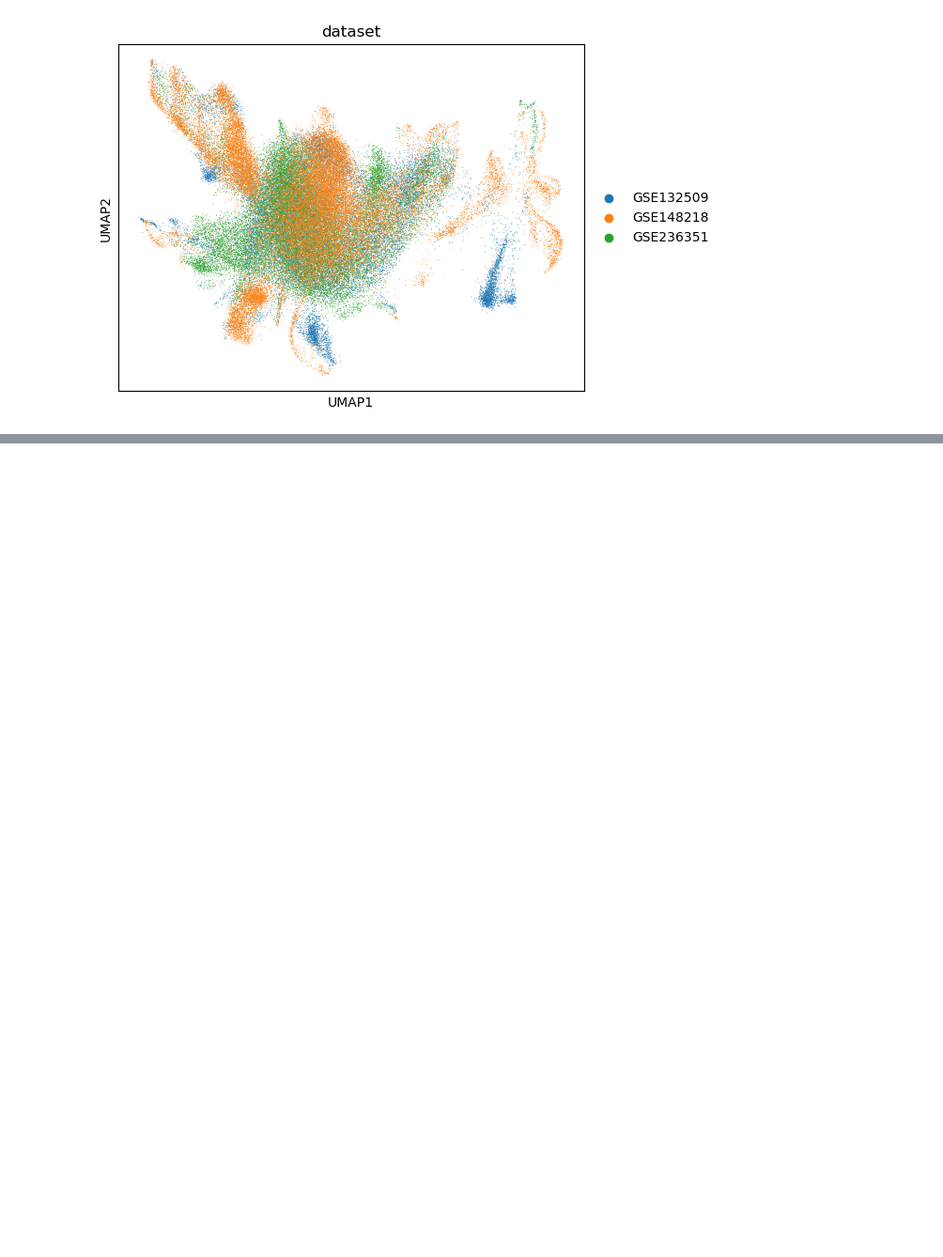
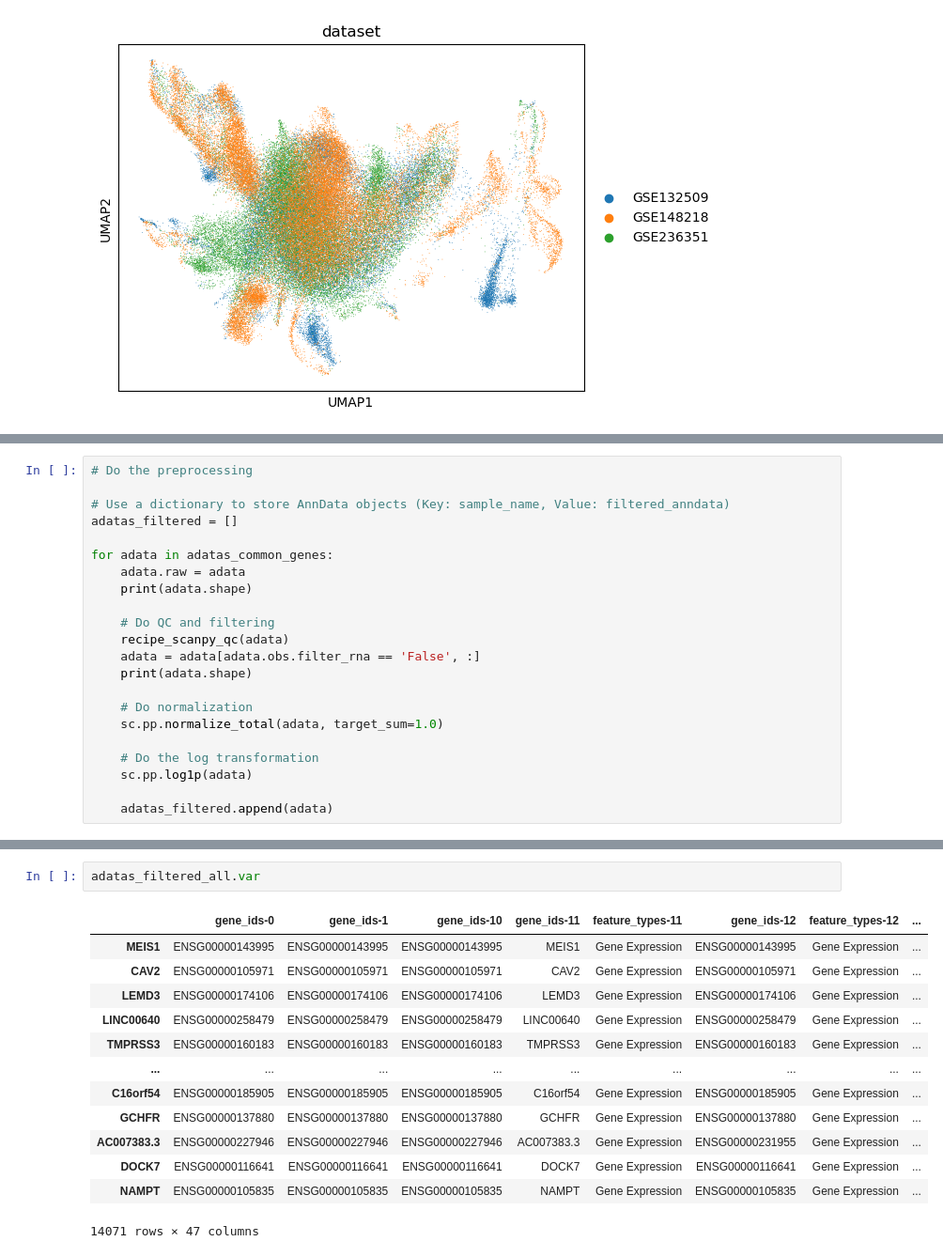
Before and after one commit to tuonglab/pan-paedcancer-scrnaseq, a Jupyter notebook: notebooks/integration.ipynb, the cells around one changed output, grey strips where cells are left out. Shown at 94% size. Cells and saved outputs as stored; diff of their text form; blank space fills up the shorter version.

```diff
--- a/notebooks/integration.ipynb
+++ b/notebooks/integration.ipynb
@@ -211,0 +218,22 @@ sc.pl.umap(adata_unintegrated, color=['dataset'])
+# %%
+# Do the preprocessing
+
+# Use a dictionary to store AnnData objects (Key: sample_name, Value: filtered_anndata)
+adatas_filtered = []
+
+for adata in adatas_common_genes:
+    adata.raw = adata
+    print(adata.shape)
+
+    # Do QC and filtering
+    recipe_scanpy_qc(adata)
+    adata = adata[adata.obs.filter_rna == 'False', :]
+    print(adata.shape)
+
+    # Do normalization
+    sc.pp.normalize_total(adata, target_sum=1.0)
+
+    # Do the log transformation
+    sc.pp.log1p(adata)
+
+    adatas_filtered.append(adata)
@@ -211,0 +270,16 @@ sc.pl.umap(adata_unintegrated, color=['dataset'])
+# %%
+adatas_filtered_all.var
+# %% [output]
+|  | gene_ids-0 | gene_ids-1 | gene_ids-10 | gene_ids-11 | feature_types-11 | gene_ids-12 | feature_types-12 | ... |
+| MEIS1 | ENSG00000143995 | ENSG00000143995 | ENSG00000143995 | MEIS1 | Gene Expression | ENSG00000143995 | Gene Expression | ... |
+| CAV2 | ENSG00000105971 | ENSG00000105971 | ENSG00000105971 | CAV2 | Gene Expression | ENSG00000105971 | Gene Expression | ... |
+| LEMD3 | ENSG00000174106 | ENSG00000174106 | ENSG00000174106 | LEMD3 | Gene Expression | ENSG00000174106 | Gene Expression | ... |
+| LINC00640 | ENSG00000258479 | ENSG00000258479 | ENSG00000258479 | LINC00640 | Gene Expression | ENSG00000258479 | Gene Expression | ... |
+| TMPRSS3 | ENSG00000160183 | ENSG00000160183 | ENSG00000160183 | TMPRSS3 | Gene Expression | ENSG00000160183 | Gene Expression | ... |
+| ... | ... | ... | ... | ... | ... | ... | ... | ... |
+| C16orf54 | ENSG00000185905 | ENSG00000185905 | ENSG00000185905 | C16orf54 | Gene Expression | ENSG00000185905 | Gene Expression | ... |
+| GCHFR | ENSG00000137880 | ENSG00000137880 | ENSG00000137880 | GCHFR | Gene Expression | ENSG00000137880 | Gene Expression | ... |
+| AC007383.3 | ENSG00000227946 | ENSG00000227946 | ENSG00000227946 | AC007383.3 | Gene Expression | ENSG00000231955 | Gene Expression | ... |
+| DOCK7 | ENSG00000116641 | ENSG00000116641 | ENSG00000116641 | DOCK7 | Gene Expression | ENSG00000116641 | Gene Expression | ... |
+| NAMPT | ENSG00000105835 | ENSG00000105835 | ENSG00000105835 | NAMPT | Gene Expression | ENSG00000105835 | Gene Expression | ... |
+14071 rows × 47 columns
```
Also changed, not shown: parts of 15 cells of this notebook.
